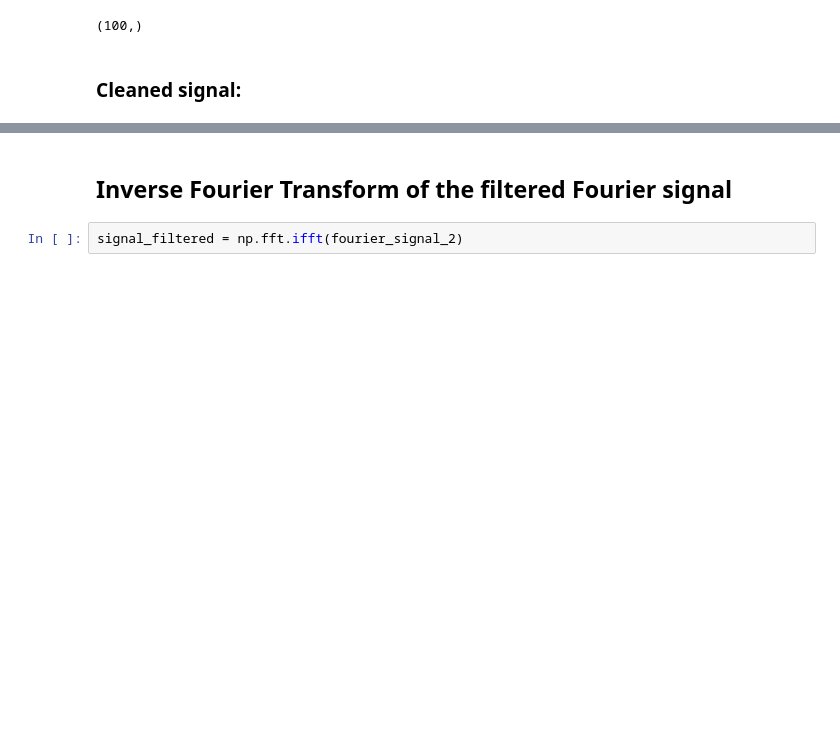
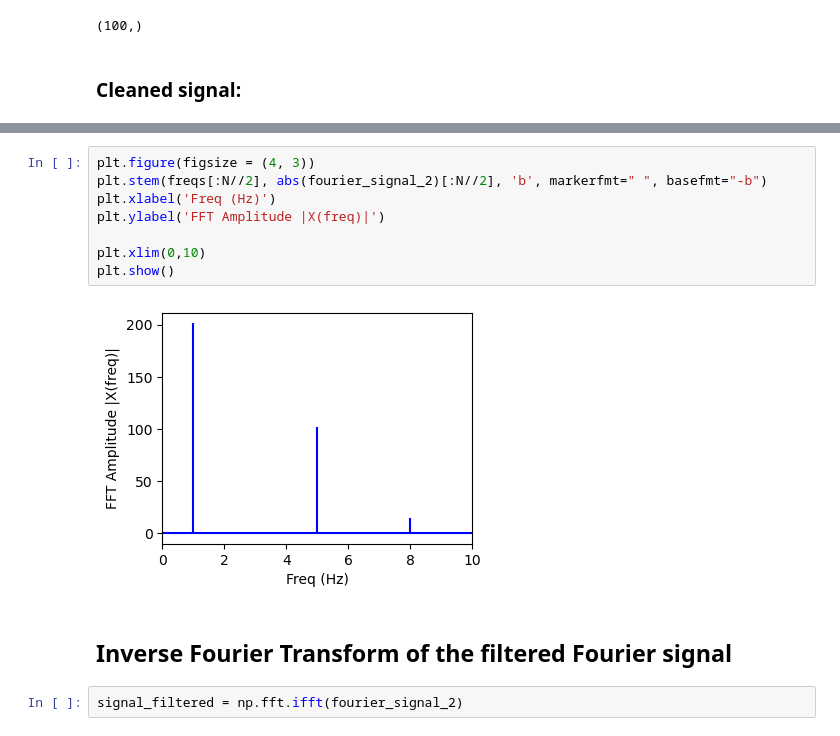
Before and after one commit to wbandabarragan/computational-physics-1, a Jupyter notebook: unit-4/409-Fourier-denoising.ipynb, the cells around one changed output, grey strips where cells are left out. Cells and saved outputs as stored; diff of their text form; blank space fills up the shorter version.

```diff
--- a/unit-4/409-Fourier-denoising.ipynb
+++ b/unit-4/409-Fourier-denoising.ipynb
@@ -122,3 +122,13 @@ plt.show()
+# %%
+plt.figure(figsize = (4, 3))
+plt.stem(freqs[:N//2], abs(fourier_signal_2)[:N//2], 'b', markerfmt=" ", basefmt="-b")
+plt.xlabel('Freq (Hz)')
+plt.ylabel('FFT Amplitude |X(freq)|')
+
+plt.xlim(0,10)
+plt.show()
+# %% [output]
+[figure, added]
 # %% [markdown]
 ## Inverse Fourier Transform of the filtered Fourier signal
 # %%
```
Also changed, not shown: parts of 7 cells of this notebook, 4 other files.
